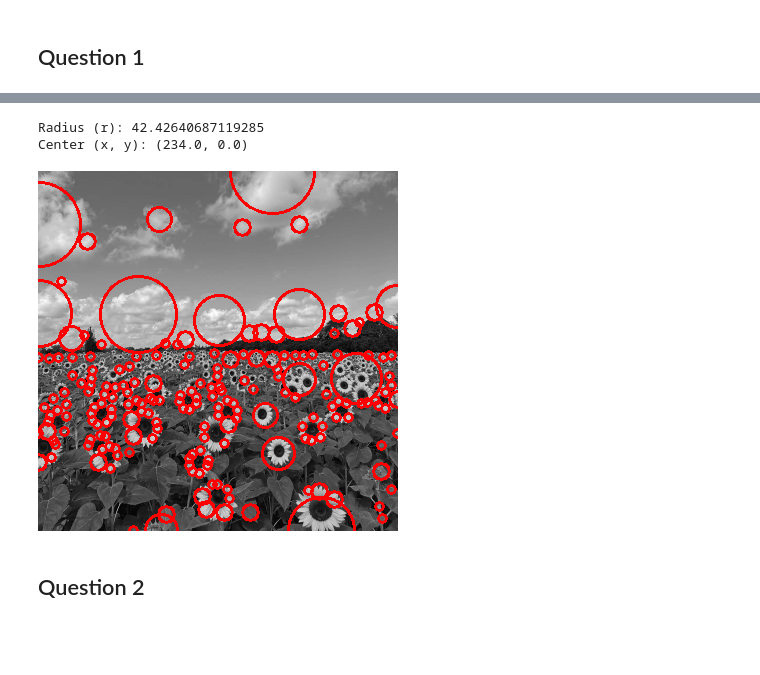
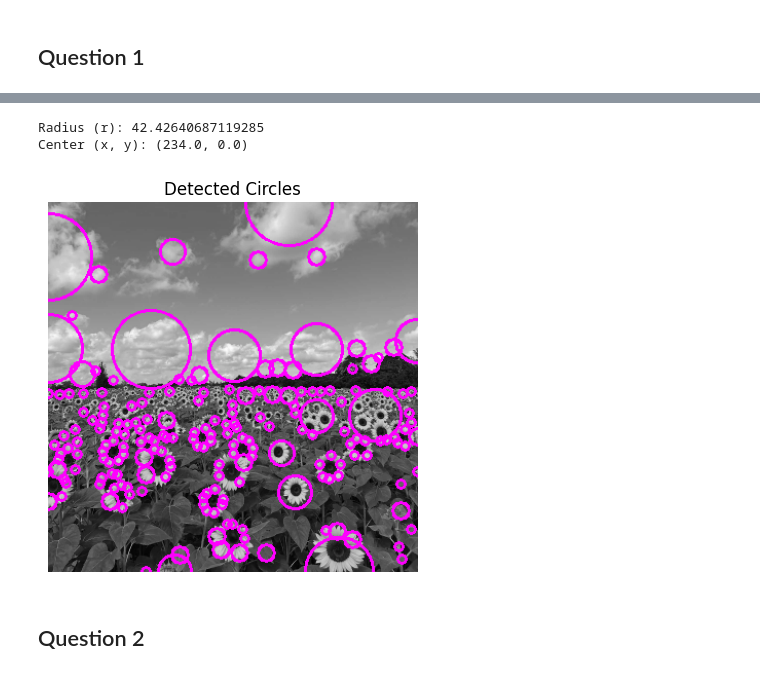
Before and after one commit to linukaratnayake/Fitting_and_Alignment, a Jupyter notebook: Fitting_and_Alignment.ipynb, the cells around one changed output, grey strips where cells are left out. Cells and saved outputs as stored; diff of their text form; code cells hidden in the pictures; blank space fills up the shorter version.

Commit message:
Superimpose two images

```diff
--- a/Fitting_and_Alignment.ipynb
+++ b/Fitting_and_Alignment.ipynb
@@ -14,46 +27,48 @@ import numpy as np
 from skimage.feature import blob_log
 from math import sqrt
 import matplotlib.pyplot as plt
-from google.colab.patches import cv2_imshow
 
 # Load image
-im = cv.imread('/content/drive/My Drive/EN3160/Fitting and Alignment/the_berry_farms_sunflower_field.jpeg', cv.IMREAD_REDUCED_COLOR_4)
+im = cv.imread('the_berry_farms_sunflower_field.jpeg', cv.IMREAD_REDUCED_COLOR_4)
 assert im is not None
 # Convert to grayscale
 gray_im = cv.cvtColor(im, cv.COLOR_BGR2GRAY)
 
 # Create a three-channel grayscale image
 gray_three_channel = cv.merge([gray_im, gray_im, gray_im])
 
 # Apply Gaussian blur to reduce noise
 blurred = cv.GaussianBlur(gray_im, (9, 9), 0.1)
 
 # Define parameters for blob detection
 min_sigma = 3
 max_sigma = 30
 threshold = .1
 
 # Detect blobs using Laplacian of Gaussians
 blobs = blob_log(blurred, min_sigma=min_sigma,max_sigma=max_sigma, threshold=threshold)
 blobs[:, 2] = blobs[:, 2] * sqrt(2)
 
 max_radius_index = np.argmax(blobs[:, 2])
 largest_circle_params = blobs[max_radius_index]
 y, x, r = largest_circle_params
 print(f"Radius (r): {r}")
 print(f"Center (x, y): ({x}, {y})")
 
 # Draw circles on the original grayscale image
 for blob in blobs:
     y, x, r = blob  # Blob format is (y, x, r)
-    cv.circle(gray_three_channel, (int(x), int(y)), int(r), (0,0,255), 2)  # Draw circles in white
+    cv.circle(gray_three_channel, (int(x), int(y)), int(r), (255,0,255), 2)
 
 # Display the result
-cv2_imshow(gray_three_channel)
+plt.imshow(gray_three_channel)
+plt.title('Detected Circles')
+plt.axis('off')
+plt.show()
 # %% [output]
 Radius (r): 42.42640687119285
 Center (x, y): (234.0, 0.0)
-[figure, old version]
+[figure, new version]
 # %% [markdown]
 ## Question 2
 # %%
```
Also changed, not shown: parts of 10 cells of this notebook.
